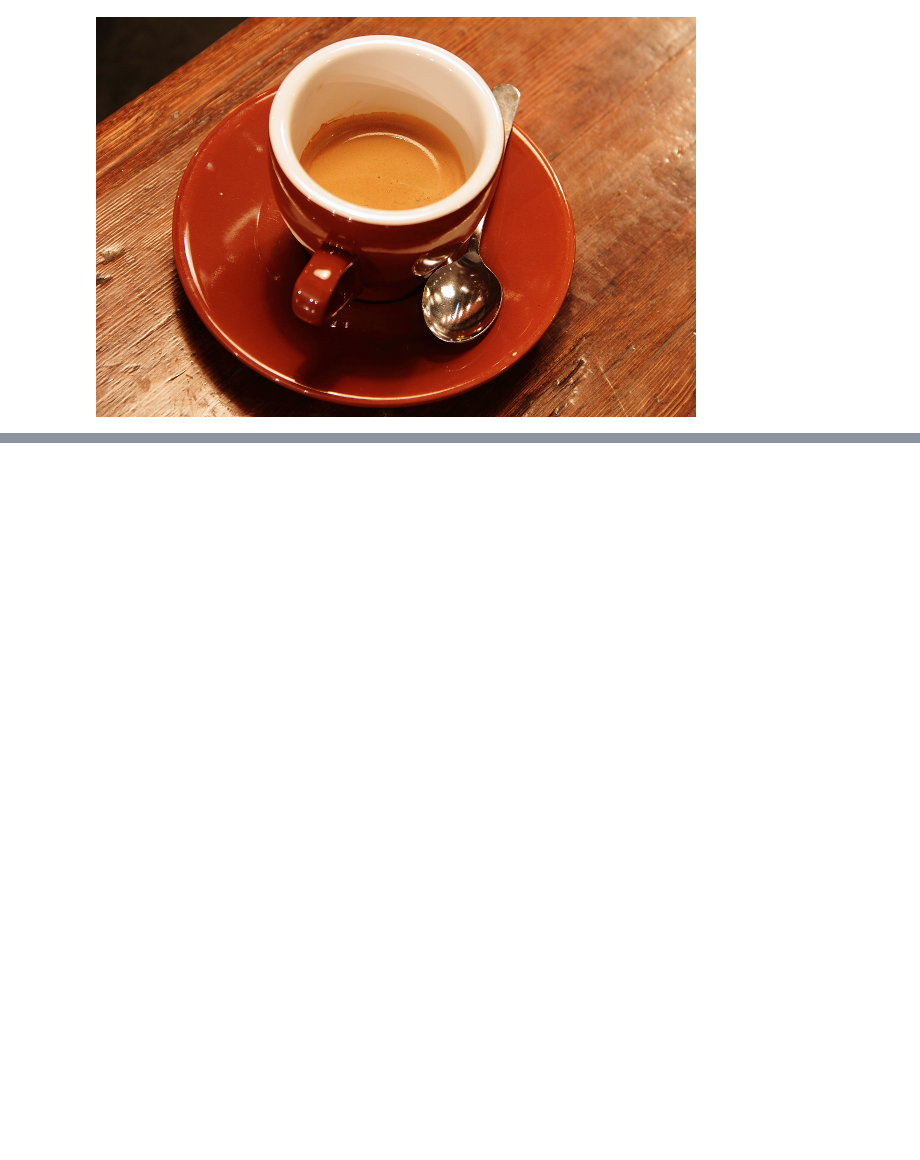
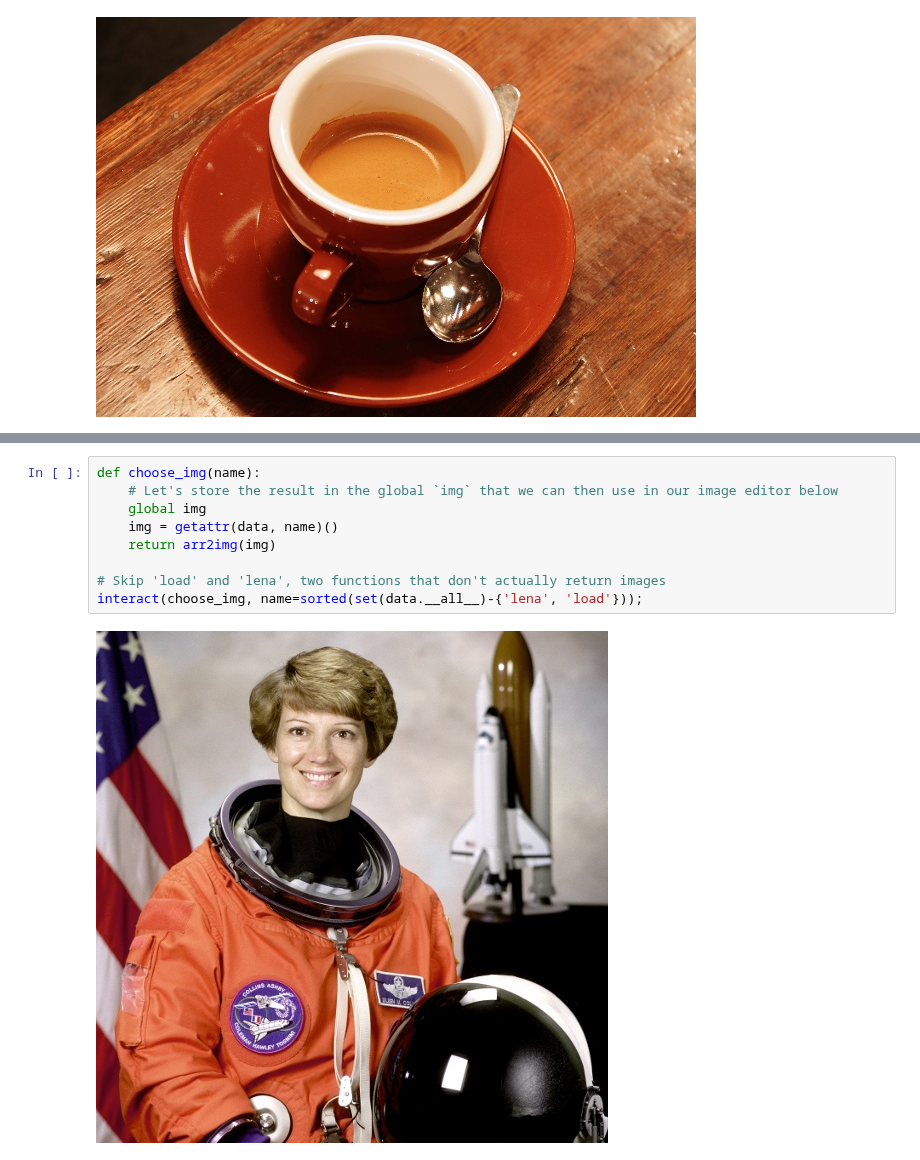
Before and after one commit to jupyter-widgets/ipywidgets, a Jupyter notebook: docs/source/examples/Image Processing.ipynb, the cells around one changed output, grey strips where cells are left out. Drawn from its saved outputs; the diff is of its cells as text; blank space fills up the shorter version.

```diff
--- a/docs/source/examples/Image Processing.ipynb
+++ b/docs/source/examples/Image Processing.ipynb
@@ -35,0 +61,11 @@ w.result
+# %%
+def choose_img(name):
+    # Let's store the result in the global `img` that we can then use in our image editor below
+    global img
+    img = getattr(data, name)()
+    return arr2img(img)
+
+# Skip 'load' and 'lena', two functions that don't actually return images
+interact(choose_img, name=sorted(set(data.__all__)-{'lena', 'load'}));
+# %% [output]
+[figure, added]
```
Also changed, not shown: parts of 15 cells of this notebook.
